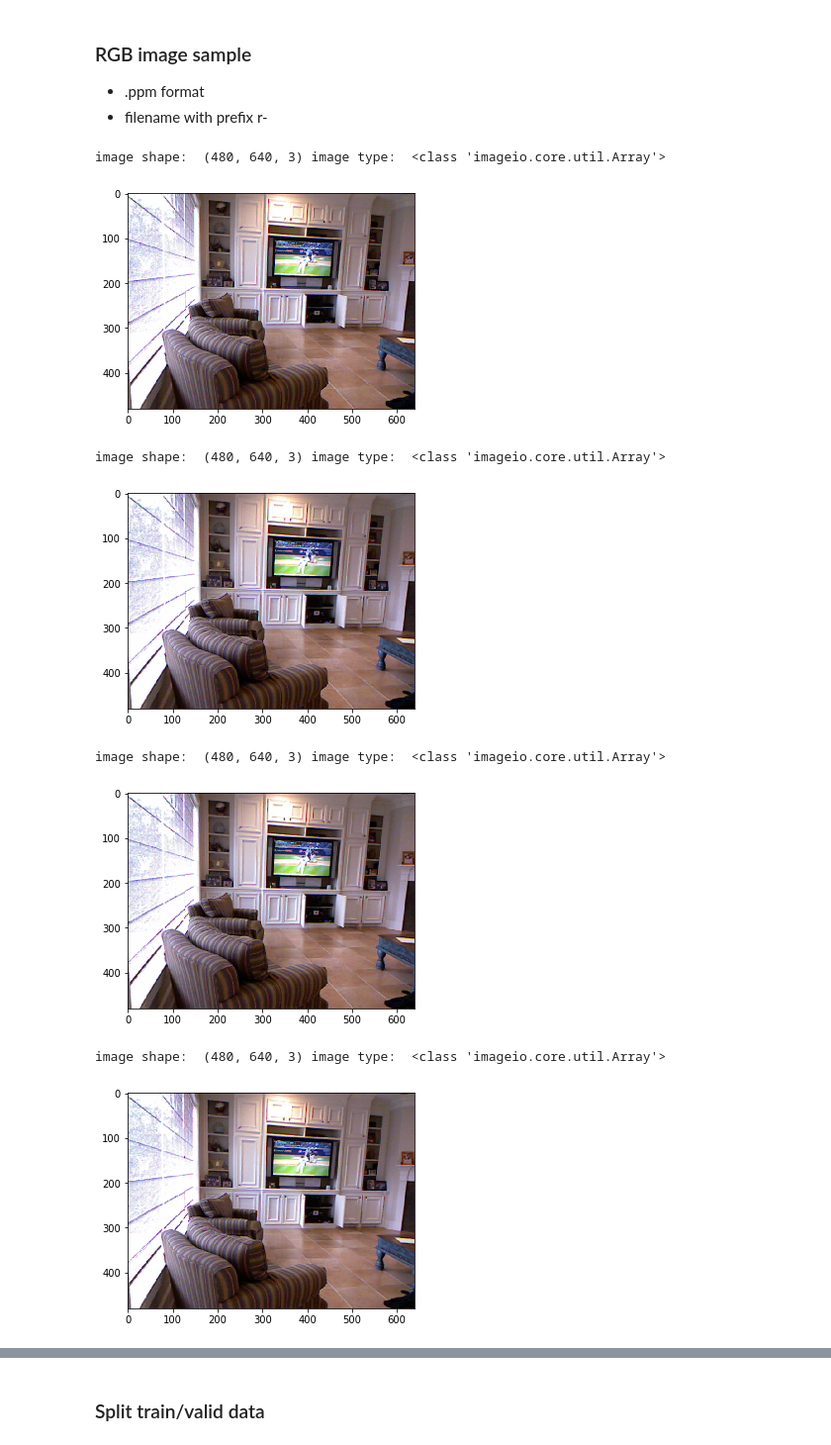
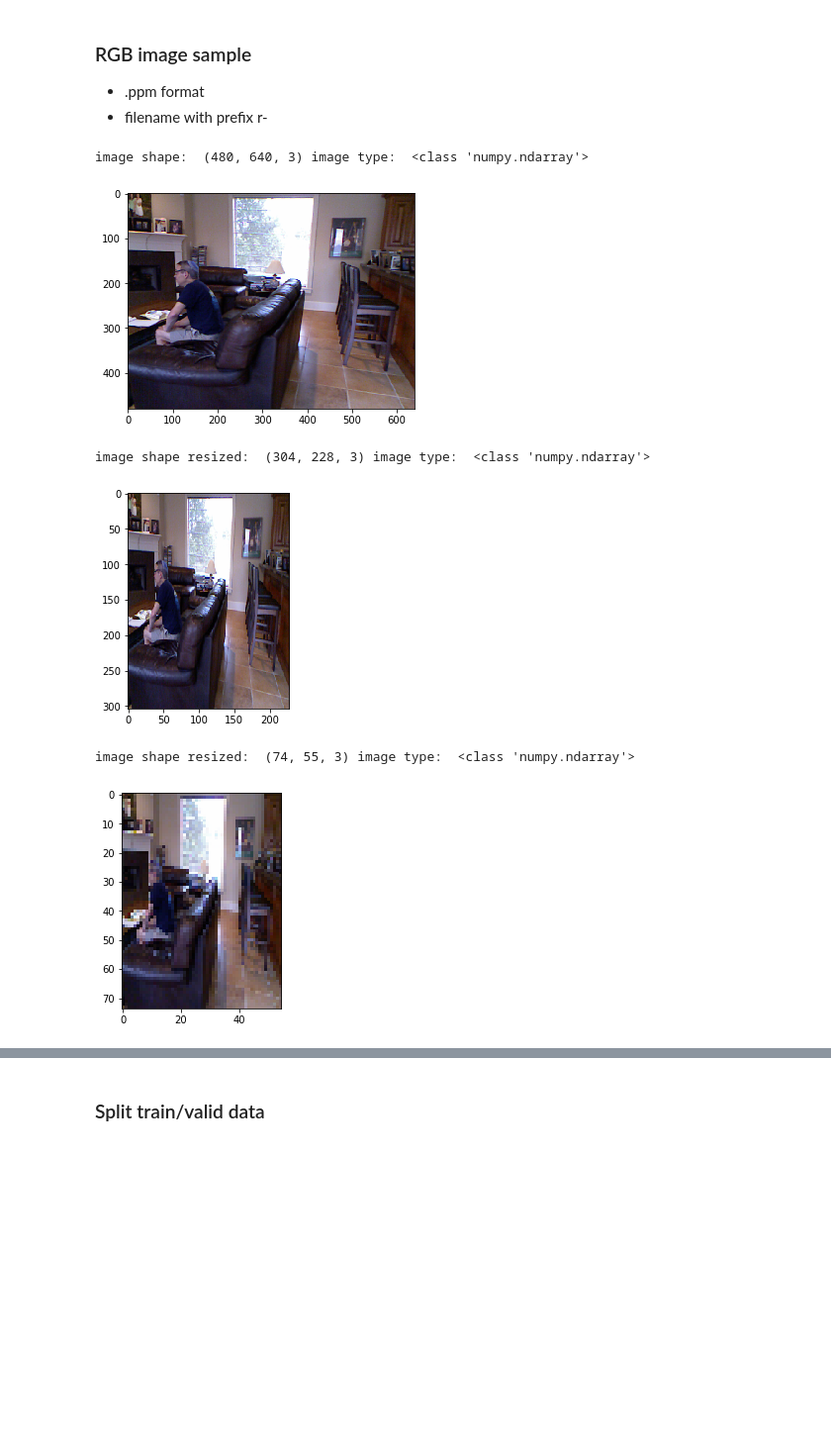
Before and after one commit to shuuchen/depth_eigen, a Jupyter notebook: data_prepare.ipynb, the cells around one changed output, grey strips where cells are left out. Shown at 99% size. Drawn from its saved outputs; the diff is of its cells as text; code cells hidden in the pictures; blank space fills up the shorter version.

```diff
--- a/data_prepare.ipynb
+++ b/data_prepare.ipynb
@@ -64,10 +67,19 @@ def read_pgm(filename, byteorder='>'):
 - .pgm format
 - filename with prefix d-
 # %%
-for pgm in pgms[-10:]:
+for pgm in pgms[:1]:
     image = read_pgm(data_dir / sample / pgm, byteorder='<')
     print('image shape: ', image.shape, 'image type: ', type(image))
     plt.imshow(image)
     plt.show()
+
+    print(image)
+
+    image = transform.resize(image, (74, 55))
+    print('image shape resized: ', image.shape, 'image type: ', type(image))
+    plt.imshow(image)
+    plt.show()
+
+    print(image)
 # %% [output]
 image shape:  (480, 640) image type:  <class 'numpy.ndarray'>
@@ -88,17 +105,26 @@ image shape:  (480, 640) image type:  <class 'numpy.ndarray'>
 - .ppm format
 - filename with prefix r-
 # %%
-for ppm in ppms[-10:]:
+for ppm in ppms[:1]:
     image = imread(data_dir / sample / ppm)
+    image = np.array(image)
     print('image shape: ', image.shape, 'image type: ', type(image))
     plt.imshow(image)
     plt.show()
+
+    image = transform.resize(image, (304,  228))
+    print('image shape resized: ', image.shape, 'image type: ', type(image))
+    plt.imshow(image)
+    plt.show()
+
+    image = transform.resize(image, (74, 55))
+    print('image shape resized: ', image.shape, 'image type: ', type(image))
+    plt.imshow(image)
+    plt.show()
 # %% [output]
-image shape:  (480, 640, 3) image type:  <class 'imageio.core.util.Array'>
+image shape:  (480, 640, 3) image type:  <class 'numpy.ndarray'>
-[figure, old version]
+[figure, new version]
-image shape:  (480, 640, 3) image type:  <class 'imageio.core.util.Array'>
+image shape resized:  (304, 228, 3) image type:  <class 'numpy.ndarray'>
-[figure, old version]
+[figure, new version]
-image shape:  (480, 640, 3) image type:  <class 'imageio.core.util.Array'>
+image shape resized:  (74, 55, 3) image type:  <class 'numpy.ndarray'>
-[figure, old version]
+[figure, new version]
-image shape:  (480, 640, 3) image type:  <class 'imageio.core.util.Array'>
-[figure, removed]
```
Also changed, not shown: parts of 6 cells of this notebook.
